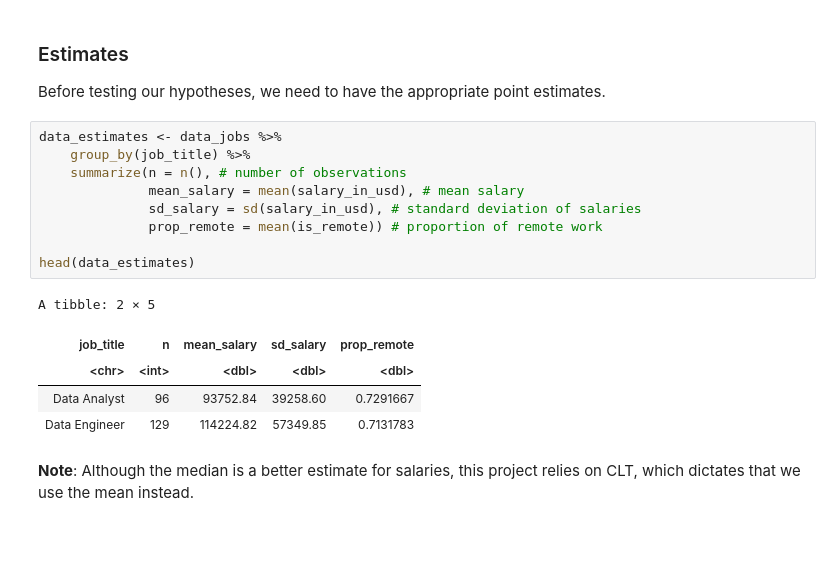
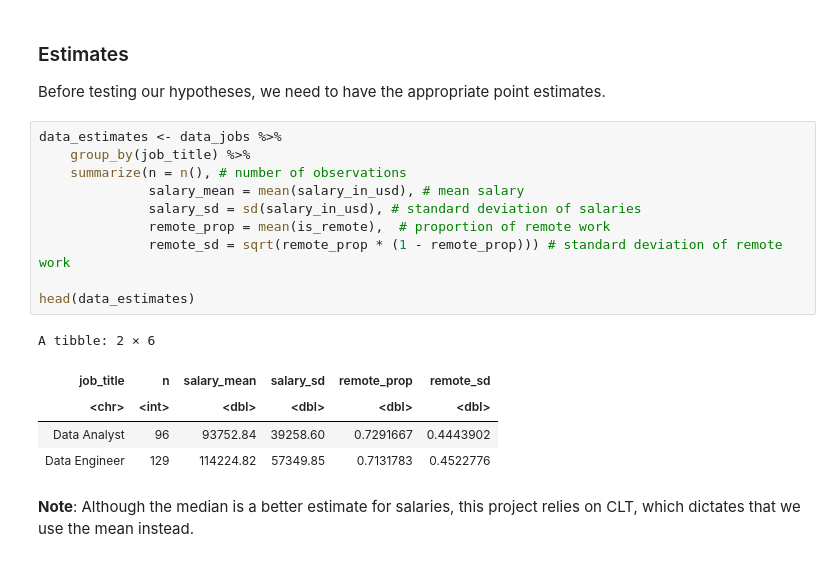
Before and after one commit to AmyChen354/stat-201-project, a Jupyter notebook: group_4_final_report.ipynb, the cells around one changed output. Drawn from its saved outputs; the diff is of its cells as text.

```diff
--- a/group_4_final_report.ipynb
+++ b/group_4_final_report.ipynb
@@ -163,18 +163,19 @@ Before testing our hypotheses, we need to have the appropriate point estimates.
 # %%
 data_estimates <- data_jobs %>%
     group_by(job_title) %>%
     summarize(n = n(), # number of observations
-              mean_salary = mean(salary_in_usd), # mean salary
-              sd_salary = sd(salary_in_usd), # standard deviation of salaries
-              prop_remote = mean(is_remote)) # proportion of remote work
+              salary_mean = mean(salary_in_usd), # mean salary
+              salary_sd = sd(salary_in_usd), # standard deviation of salaries
+              remote_prop = mean(is_remote),  # proportion of remote work
+              remote_sd = sqrt(remote_prop * (1 - remote_prop))) # standard deviation of remote work
 
 head(data_estimates)
 # %% [output]
-A tibble: 2 × 5
+A tibble: 2 × 6
-| job_title | n | mean_salary | sd_salary | prop_remote |
-| <chr> | <int> | <dbl> | <dbl> | <dbl> |
-| Data Analyst | 96 | 93752.84 | 39258.60 | 0.7291667 |
-| Data Engineer | 129 | 114224.82 | 57349.85 | 0.7131783 |
+| job_title | n | salary_mean | salary_sd | remote_prop | remote_sd |
+| <chr> | <int> | <dbl> | <dbl> | <dbl> | <dbl> |
+| Data Analyst | 96 | 93752.84 | 39258.60 | 0.7291667 | 0.4443902 |
+| Data Engineer | 129 | 114224.82 | 57349.85 | 0.7131783 | 0.4522776 |
 # %% [markdown]
 **Note**: Although the median is a better estimate for salaries, this project relies on CLT, which dictates that we use the mean instead.
 # %% [markdown]
```
Also changed, not shown: parts of 16 cells of this notebook.
